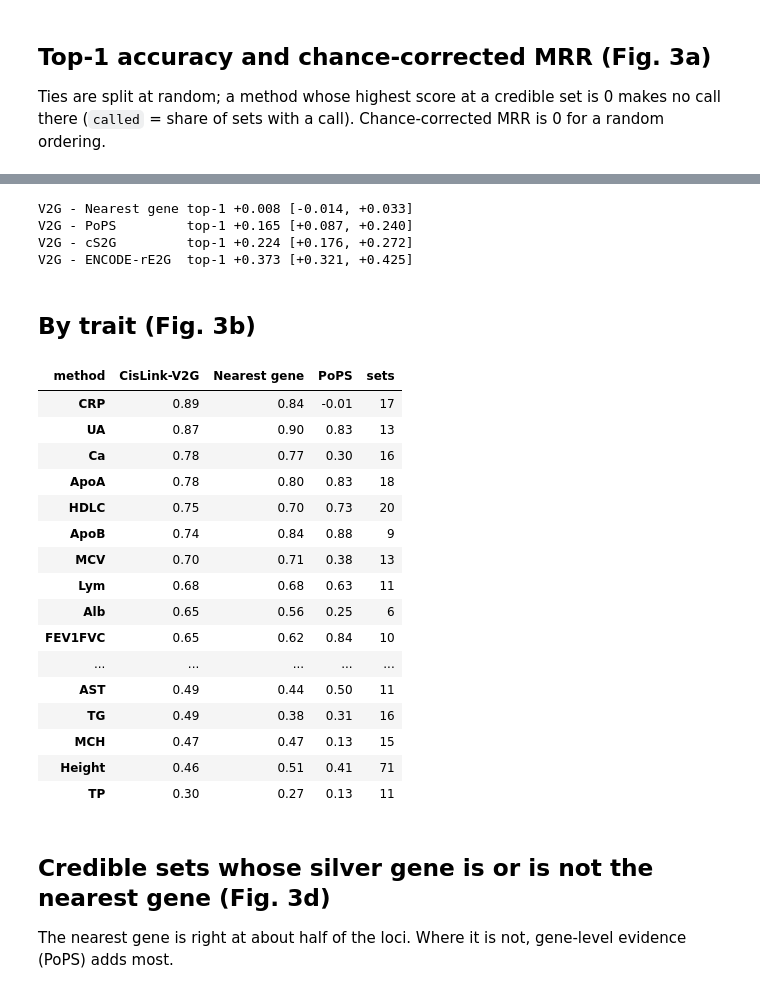
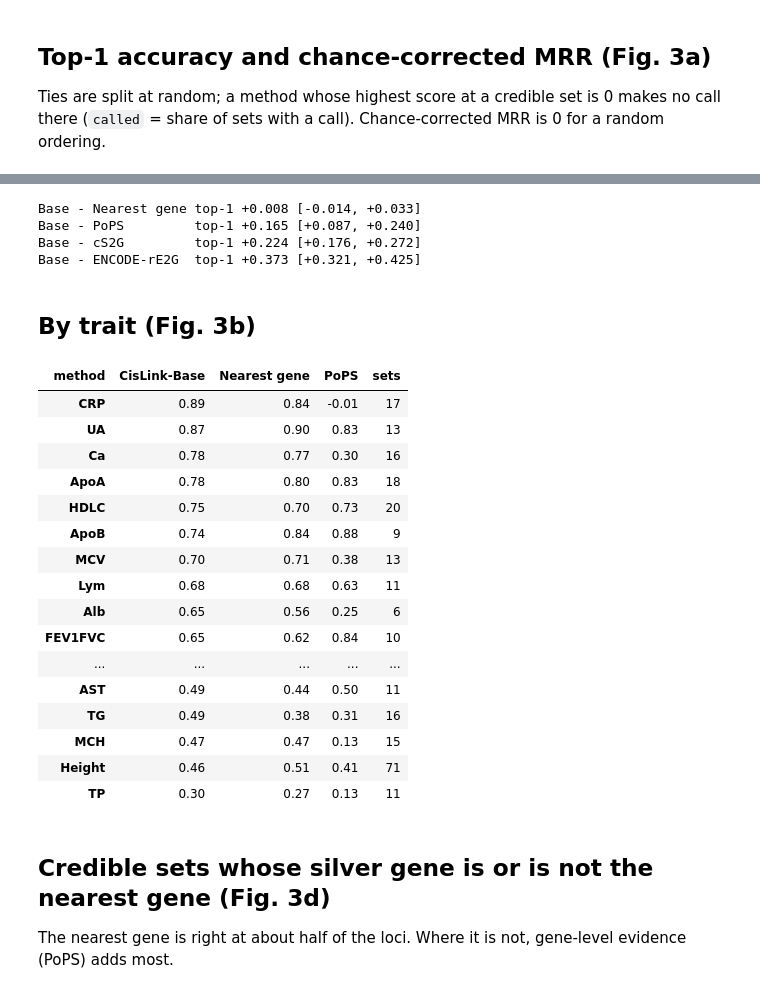
Before and after one commit to mingjutsai/CisLink, a Jupyter notebook: notebooks/05_gwas_silver_standard.ipynb, the cells around one changed output, grey strips where cells are left out. Drawn from its saved outputs; the diff is of its cells as text; code cells hidden in the pictures.

```diff
--- a/notebooks/05_gwas_silver_standard.ipynb
+++ b/notebooks/05_gwas_silver_standard.ipynb
@@ -36,22 +37,22 @@ s.round(3)
 # %%
 per = {m: gwas.per_locus(t, m, always=a) for m, a in METHODS.items()}
 for b in ("Nearest gene", "PoPS", "cS2G", "ENCODE-rE2G"):
-    d = gwas.region_bootstrap_difference(per["CisLink-V2G"], per[b])
-    print(f"V2G - {b:12s} top-1 {d[0]:+.3f} [{d[1]:+.3f}, {d[2]:+.3f}]")
+    d = gwas.region_bootstrap_difference(per["CisLink-Base"], per[b])
+    print(f"Base - {b:12s} top-1 {d[0]:+.3f} [{d[1]:+.3f}, {d[2]:+.3f}]")
 # %% [output]
-V2G - Nearest gene top-1 +0.008 [-0.014, +0.033]
-V2G - PoPS         top-1 +0.165 [+0.087, +0.240]
-V2G - cS2G         top-1 +0.224 [+0.176, +0.272]
-V2G - ENCODE-rE2G  top-1 +0.373 [+0.321, +0.425]
+Base - Nearest gene top-1 +0.008 [-0.014, +0.033]
+Base - PoPS         top-1 +0.165 [+0.087, +0.240]
+Base - cS2G         top-1 +0.224 [+0.176, +0.272]
+Base - ENCODE-rE2G  top-1 +0.373 [+0.321, +0.425]
 # %% [markdown]
 ## By trait (Fig. 3b)
 # %%
-bt = (pd.concat({tr: gwas.summarize(g, {"CisLink-V2G": False, "Nearest gene": True, "PoPS": False}).set_index("method").MRR_cc
+bt = (pd.concat({tr: gwas.summarize(g, {"CisLink-Base": False, "Nearest gene": True, "PoPS": False}).set_index("method").MRR_cc
                  for tr, g in t.groupby("Trait")}, axis=1).T)
 bt["sets"] = t.groupby("Trait").locus.nunique()
-bt.sort_values("CisLink-V2G", ascending=False).round(2)
+bt.sort_values("CisLink-Base", ascending=False).round(2)
 # %% [output]
-| method | CisLink-V2G | Nearest gene | PoPS | sets |
+| method | CisLink-Base | Nearest gene | PoPS | sets |
 | CRP | 0.89 | 0.84 | -0.01 | 17 |
 | UA | 0.87 | 0.90 | 0.83 | 13 |
 | Ca | 0.78 | 0.77 | 0.30 | 16 |
```
Also changed, not shown: parts of 5 cells of this notebook, 19 other files.
